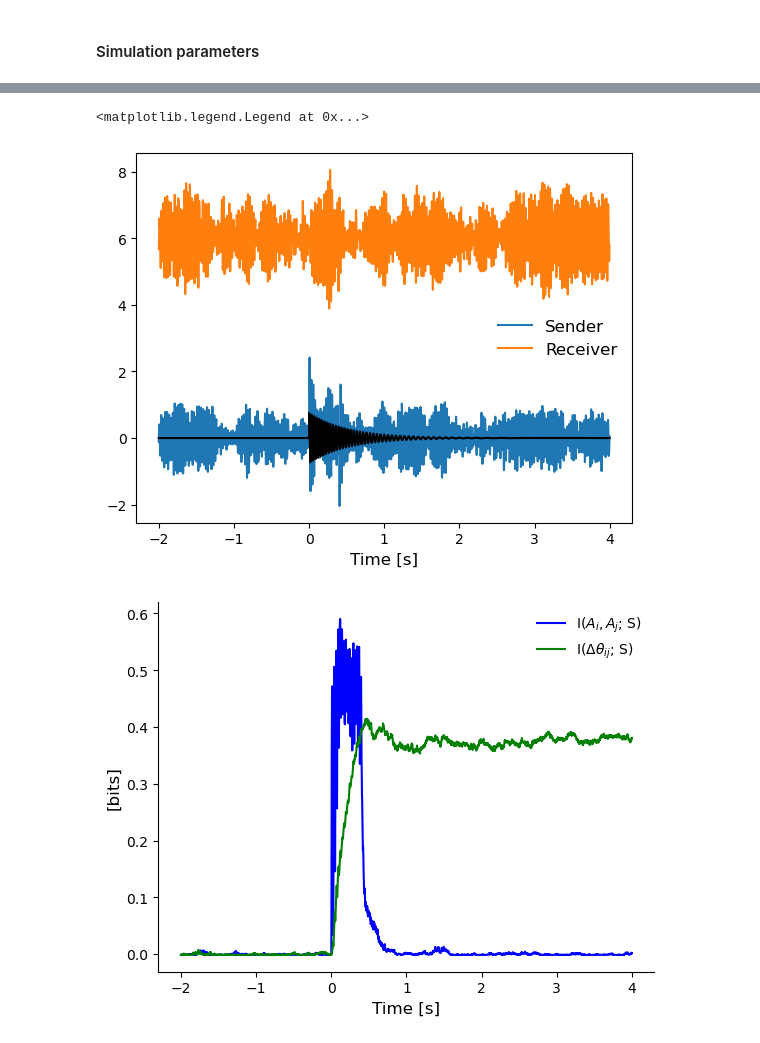
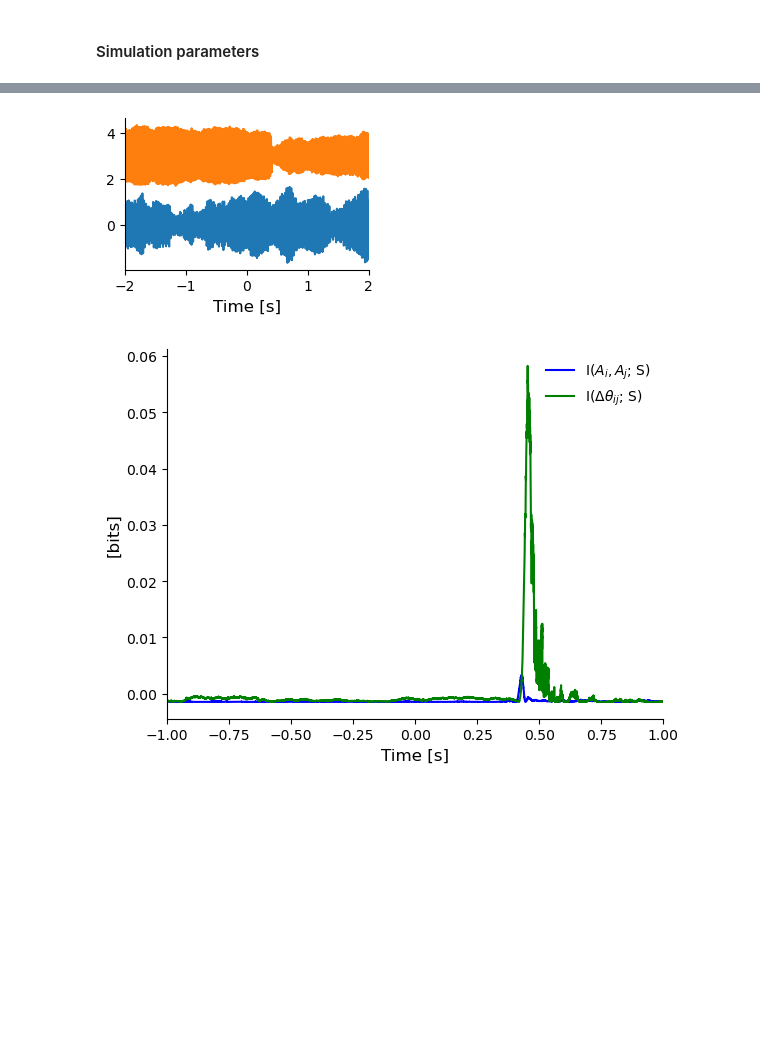
Before and after one commit to ViniciusLima94/phase_amplitude_encoding, a Jupyter notebook: notebooks/Figure3_TwoNodes.ipynb, the cells around one changed output, grey strips where cells are left out. Saved outputs shown, nothing was run; the diff lists cells and outputs as text; code cells hidden in the pictures; blank space fills up the shorter version.

```diff
--- a/notebooks/Figure3_TwoNodes.ipynb
+++ b/notebooks/Figure3_TwoNodes.ipynb
@@ -195,17 +51,19 @@ seeds = np.random.randint(0, 10000, ntrials)
 # %%
 simulate_loop = jax.vmap(
-    simulate, in_axes=(None, None, None, None, None, None, None, 0, 0, None, None, None)
+    simulate, in_axes=(None, 0, None, None, None, None, None, None, 0, None, None, None)
 )
+# %%
+coupling = CS[:, None] * coupling
 # %%
 out = simulate_loop(
-    C,
-    10,
-    np.array([40, 40]),
-    np.array([-5, -5]),
+    10 * C,
+    coupling,
+    40,
+    -3,
     fsamp,
     beta,
     Npoints,
-    CS,
+    None,
     seeds,
     "cpu",
     decim,
@@ -217,7 +75,7 @@ data = xr.DataArray(
     np.stack(out),
     dims=("trials", "roi", "times"),
     coords=(stim, ["x", "y"], time[::decim]),
-).sel(times=slice(-2, 4))
+).sel(times=slice(-2, 2))
 # %%
 plt.figure(figsize=(15, 10))
 z_data = (data - data.mean("times")) / data.std("times")
@@ -232,12 +90,15 @@ for i in range(Nareas):
 # %%
+fig = plt.figure(figsize=(8/2.54, 5/2.54))
+ax = plt.subplot(111)
 for i in range(Nareas):
-    plt.plot(z_data[-1].times, z_data[-1].values[i].real + (i * 6))
-plt.plot(time[time>=-2], I_t[time>=-2] * 2, label="Evoked Potential (Transient Response)", c="k")
+    plt.plot(z_data[-1].times, z_data[-1].values[i].real + (i * 3))
 plt.xlabel("Time [s]", fontsize=12)
-plt.legend(["Sender", "Receiver"], frameon=False, fontsize=12)
+#plt.legend(["Sender", "Receiver"], frameon=False, fontsize=12)
+plt.xlim(-2, 2)
+[ax.spines[key].set_visible(False) for key in ["top", "right"]]
+plt.savefig("figures/hopf_time_series.png", bbox_inches="tight")
 # %% [output]
-<matplotlib.legend.Legend at 0x...>
-[figure, old version]
+[figure, new version]
 # %%
 import scipy
 from frites.core import (
@@ -248,7 +109,7 @@ from frites.core import (
     gcmi_nd_cc,
 )
 # %%
-labels = np.tile(np.expand_dims(Amplitudes, 1), data.sizes["times"])
+labels = np.tile(np.expand_dims(CS, 1), data.sizes["times"])
 z = data[:, 0] * np.conj(data[:, 1])
 A = np.abs(z).values
 dphi = np.unwrap(np.angle(z))
@@ -271,7 +132,7 @@ plt.legend(
 plt.xlabel("Time [s]", fontsize=12)
 plt.ylabel("[bits]", fontsize=12)
 [ax.spines[key].set_visible(False) for key in ["top", "right"]]
-
+plt.xlim(-1, 1)
 plt.savefig("figures/sample_encoding_evoked_potential.png", bbox_inches="tight")
 # %% [output]
-[figure, old version]
+[figure, new version]
```
Also changed, not shown: parts of 42 cells of this notebook, 11 other files.
